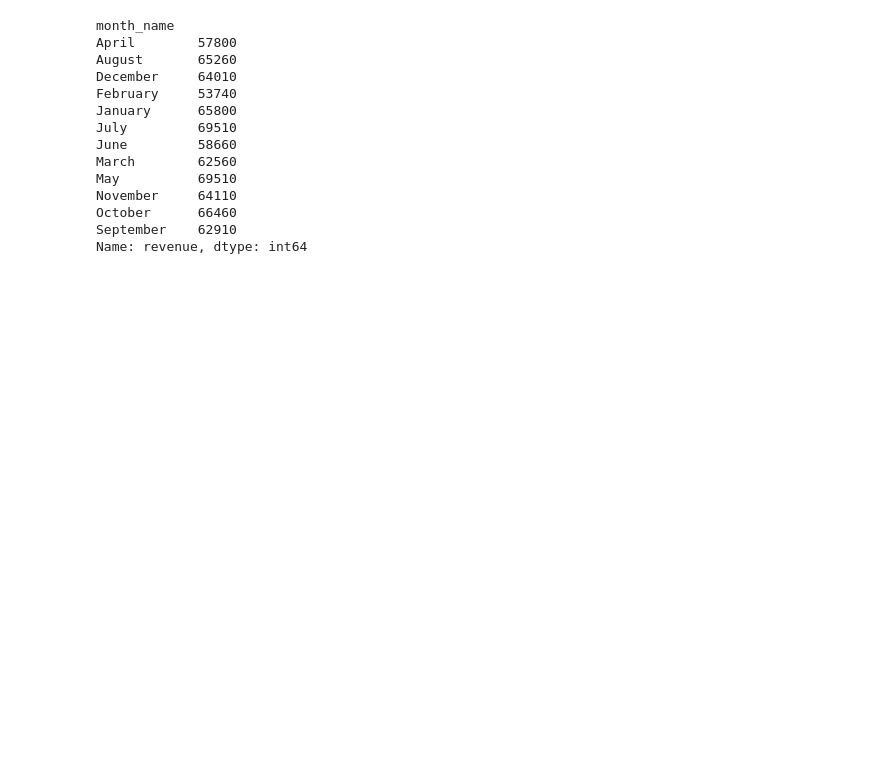
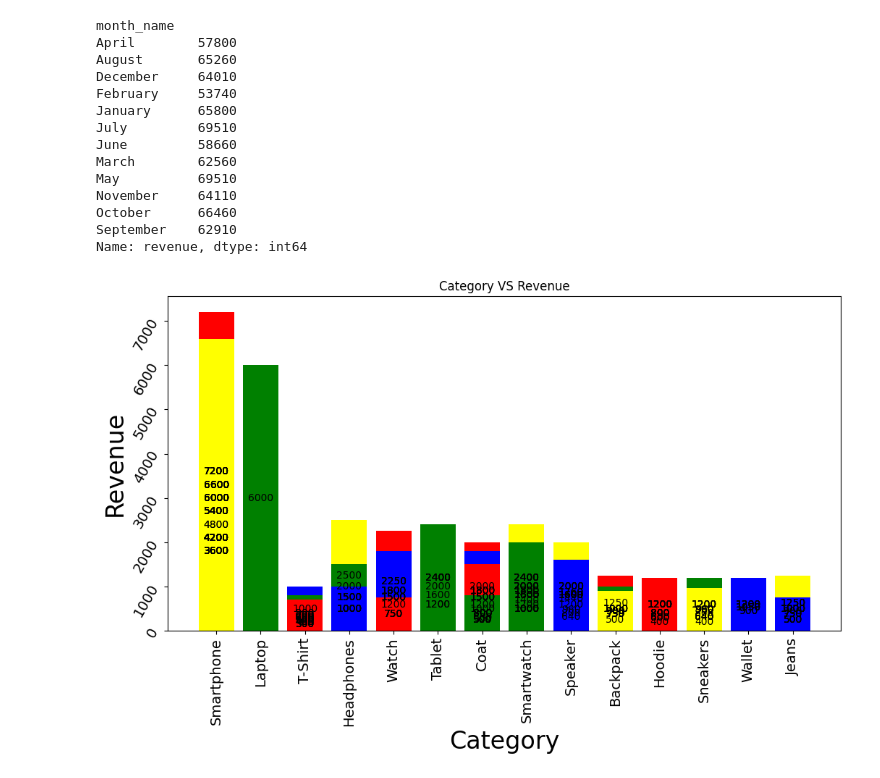
Before and after one commit to avicomputersolutions/PythonJan, a Jupyter notebook: AppliedPython/Sale_analysis.ipynb, the cells around one changed output. Cells and saved outputs as stored; diff of their text form; code cells hidden in the pictures; blank space fills up the shorter version.

```diff
--- a/AppliedPython/Sale_analysis.ipynb
+++ b/AppliedPython/Sale_analysis.ipynb
@@ -420,0 +440,12 @@ Name: revenue, dtype: int64
+# %%
+plt.figure(figsize=(12,6))
+barlabel =plt.bar(data["product"],data["revenue"], color =["red","green","blue","yellow"])
+plt.bar_label( barlabel,label_type="center")
+plt.xlabel("Category",size=24)
+plt.ylabel("Revenue" ,size=24)
+plt.title("Category VS Revenue")
+plt.xticks(size=14,rotation=90 )
+plt.yticks(size=14, rotation=60)
+plt.show()
+# %% [output]
+[figure, added]
```
Also changed, not shown: parts of 5 cells of this notebook, 1 other file.
